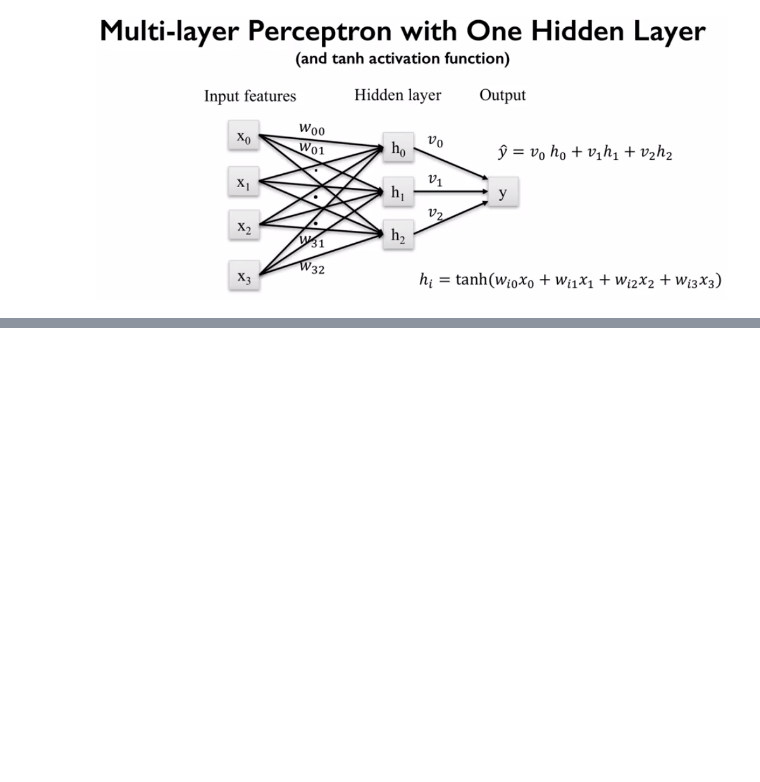
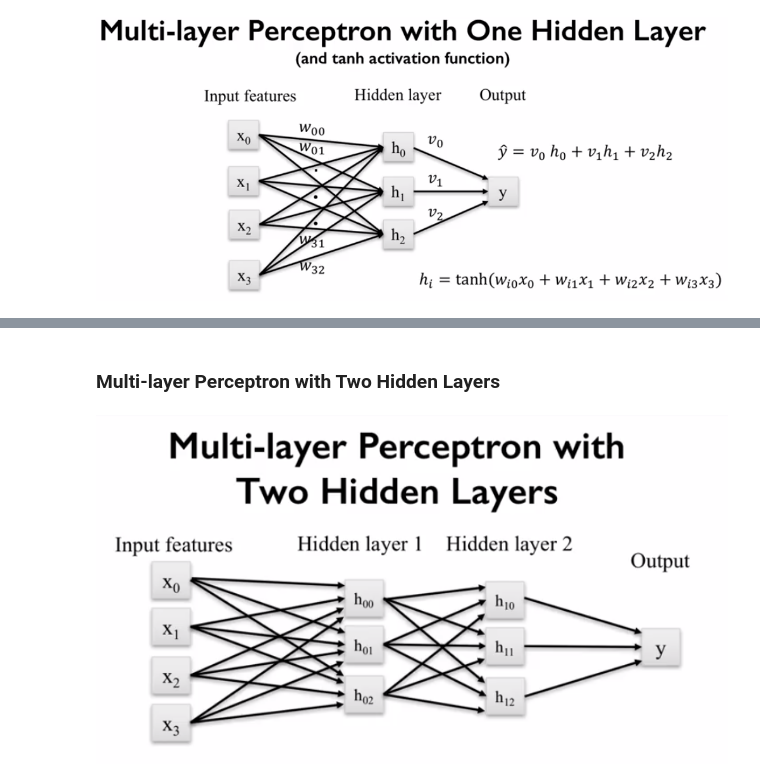
Before and after one commit to abudata/Applied_Machine_Learning, a Jupyter notebook: Neural_Networks.ipynb, the cells around one changed output, grey strips where cells are left out. Cells and saved outputs as stored; diff of their text form; code cells hidden in the pictures; blank space fills up the shorter version.

Commit message:
MLP with two hidden layers

```diff
--- a/Neural_Networks.ipynb
+++ b/Neural_Networks.ipynb
@@ -43,3 +43,9 @@ for units, axis in zip([1, 10, 100], subaxes):
 # %% [output]
 [interactive output not drawn]
 [interactive output not drawn]
+# %% [markdown]
+### Multi-layer Perceptron with Two Hidden Layers
+# %%
+Image('Neural_network_2.png')
+# %% [output]
+[figure, added]
```
